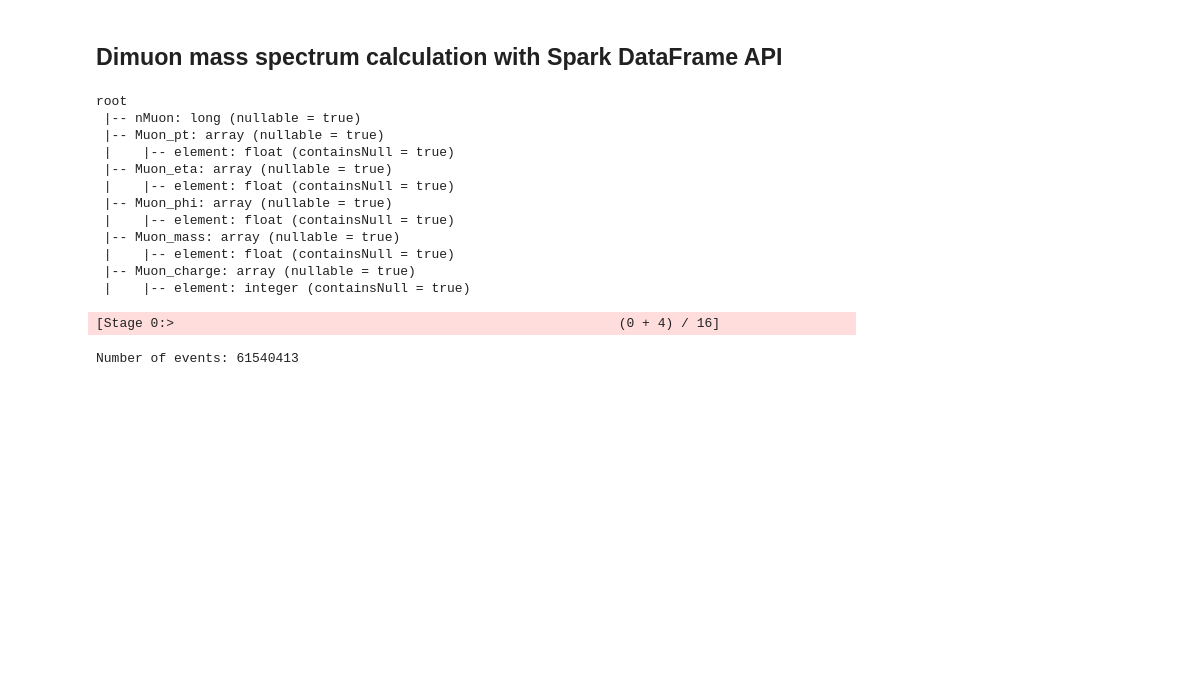
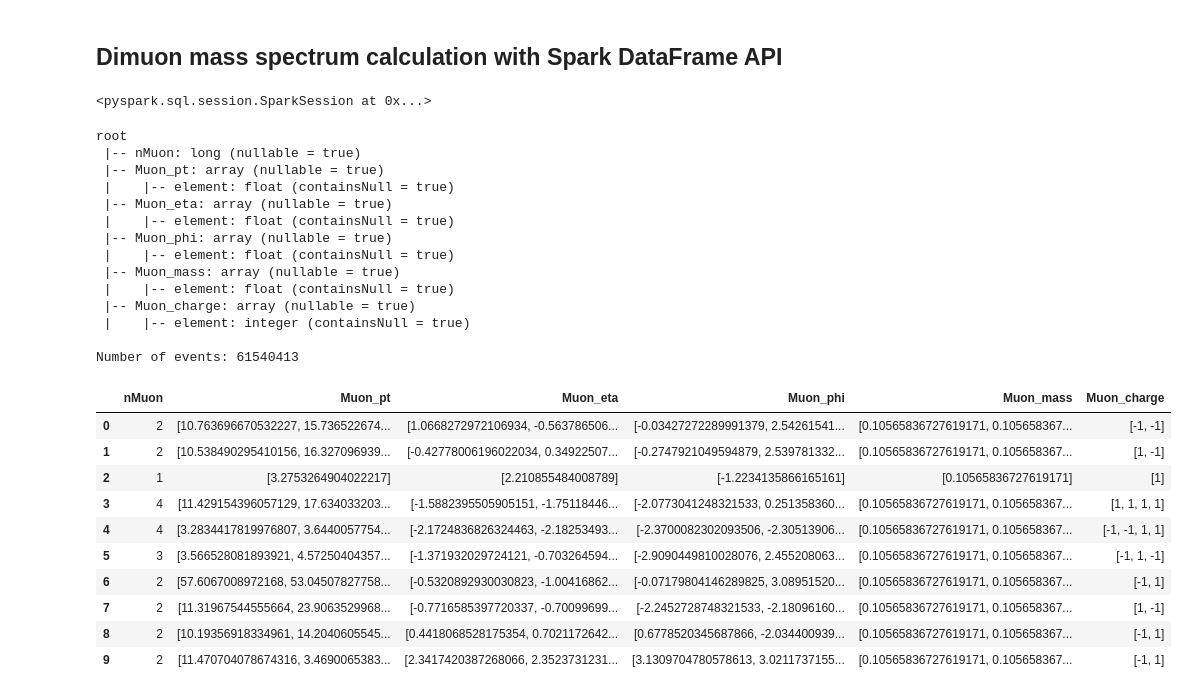
Before and after one commit to LucaCanali/Miscellaneous, a Jupyter notebook: Spark_Physics/Dimuon_mass_spectrum/Dimuon_mass_spectrum_histogram_Spark_DataFrame_CERNSWAN_version.ipynb, the cells around one changed output. Drawn from its saved outputs; the diff is of its cells as text; code cells hidden in the pictures; blank space fills up the shorter version.

Commit message:
updated notebook with dimuon mass spectrum for SWAN

```diff
--- a/Spark_Physics/Dimuon_mass_spectrum/Dimuon_mass_spectrum_histogram_Spark_DataFrame_CERNSWAN_version.ipynb
+++ b/Spark_Physics/Dimuon_mass_spectrum/Dimuon_mass_spectrum_histogram_Spark_DataFrame_CERNSWAN_version.ipynb
@@ -30,23 +16,49 @@ spark = (SparkSession.builder
+# %%
+#
+# Local mode: run this when using CERN SWAN not connected to a cluster
+#             or run it on a private Jupyter notebook instance
+#             Dependency: PySpark (use SWAN or pip install pyspark)
+#
+# For CERN users: when using CERN SWAN connected to a cluster (analytix or cloud resources)
+#                 do not run this but rather click on the (star) button
+
+# Start the Spark Session
+from pyspark.sql import SparkSession
+spark = (SparkSession.builder
+         .appName("dimuon mass")
+         .master("local[*]")
+         .config("spark.driver.memory", "2g")
+         .config("spark.sql.parquet.enableNestedColumnVectorizedReader", "true")
+         .config("spark.ui.showConsoleProgress", "false")
+         .getOrCreate()
+        )
+# %%
+spark
+# %% [output]
+<pyspark.sql.session.SparkSession at 0x...>
 # %%
 # Read data with the muon candidate events
 # Further details of the available datasets at
-# https://github.com/LucaCanali/Miscellaneous/tree/master/Spark_Physics
+# https://github.com/LucaCanali/Miscellaneous/Spark_Physics
 
-# this works from SWAN and CERN machines with eos mounted
+# If you don't have access to CERN resources
+# Download the data (2 GB) if not yet available locally
+# ! wget https://sparkdltrigger.web.cern.ch/sparkdltrigger/Run2012BC_DoubleMuParked_Muons.parquet
+
+# Use this path to data when running from SWAN and/or CERN machines with eos mounted
+# this will work on CERN Swan when not connected to Spark cluster
 path = "/eos/project/s/sparkdltrigger/public/"
 
-# this works when attached to the analytix Spark cluster at CERN
+# Use this when attached to the analytix Spark cluster at CERN
 # path = "hdfs://analytix//project/spark/HEP/"
 
-# this works with the Hadoop XRootD connector reading from EOS
+# Use this with the Hadoop XRootD connector reading from EOS
 # it is configured when using the cluster "Spark on K8S" at CERN
 # path = "root://eosuser.cern.ch//eos/project/s/sparkdltrigger/public/"
 
-data = "Run2012BC_DoubleMuParked_Muons.orc"
-# The large dataset has 6.5 billion events
-# data = "CMSOpenDataDimuon_large.orc"
+data = "Run2012BC_DoubleMuParked_Muons.parquet"
 
-df_muons = spark.read.orc(path + data)
+df_muons = spark.read.parquet(path + data)
 
 df_muons.printSchema()
 print(f"Number of events: {df_muons.count()}")
@@ -63,8 +75,22 @@ root
  |    |-- element: float (containsNull = true)
  |-- Muon_charge: array (nullable = true)
  |    |-- element: integer (containsNull = true)
+
+Number of events: 61540413
-[Stage 0:>                                                         (0 + 4) / 16]
-Number of events: 61540413
+# %%
+df_muons.limit(10).toPandas()
+# %% [output]
+|  | nMuon | Muon_pt | Muon_eta | Muon_phi | Muon_mass | Muon_charge |
+| 0 | 2 | [10.763696670532227, 15.736522674... | [1.0668272972106934, -0.563786506... | [-0.03427272289991379, 2.54261541... | [0.10565836727619171, 0.105658367... | [-1, -1] |
+| 1 | 2 | [10.538490295410156, 16.327096939... | [-0.42778006196022034, 0.34922507... | [-0.2747921049594879, 2.539781332... | [0.10565836727619171, 0.105658367... | [1, -1] |
+| 2 | 1 | [3.2753264904022217] | [2.210855484008789] | [-1.2234135866165161] | [0.10565836727619171] | [1] |
+| 3 | 4 | [11.429154396057129, 17.634033203... | [-1.5882395505905151, -1.75118446... | [-2.0773041248321533, 0.251358360... | [0.10565836727619171, 0.105658367... | [1, 1, 1, 1] |
+| 4 | 4 | [3.2834417819976807, 3.6440057754... | [-2.1724836826324463, -2.18253493... | [-2.3700082302093506, -2.30513906... | [0.10565836727619171, 0.105658367... | [-1, -1, 1, 1] |
+| 5 | 3 | [3.566528081893921, 4.57250404357... | [-1.371932029724121, -0.703264594... | [-2.9090449810028076, 2.455208063... | [0.10565836727619171, 0.105658367... | [-1, 1, -1] |
+| 6 | 2 | [57.6067008972168, 53.04507827758... | [-0.5320892930030823, -1.00416862... | [-0.07179804146289825, 3.08951520... | [0.10565836727619171, 0.105658367... | [-1, 1] |
+| 7 | 2 | [11.31967544555664, 23.9063529968... | [-0.7716585397720337, -0.70099699... | [-2.2452728748321533, -2.18096160... | [0.10565836727619171, 0.105658367... | [1, -1] |
+| 8 | 2 | [10.19356918334961, 14.2040605545... | [0.4418068528175354, 0.7021172642... | [0.6778520345687866, -2.034400939... | [0.10565836727619171, 0.105658367... | [-1, 1] |
+| 9 | 2 | [11.470704078674316, 3.4690065383... | [2.3417420387268066, 2.3523731231... | [3.1309704780578613, 3.0211737155... | [0.10565836727619171, 0.105658367... | [-1, 1] |
 # %%
 # Apply filters to the input data
 # - select only events with 2 muons
```
Also changed, not shown: parts of 5 cells of this notebook.
